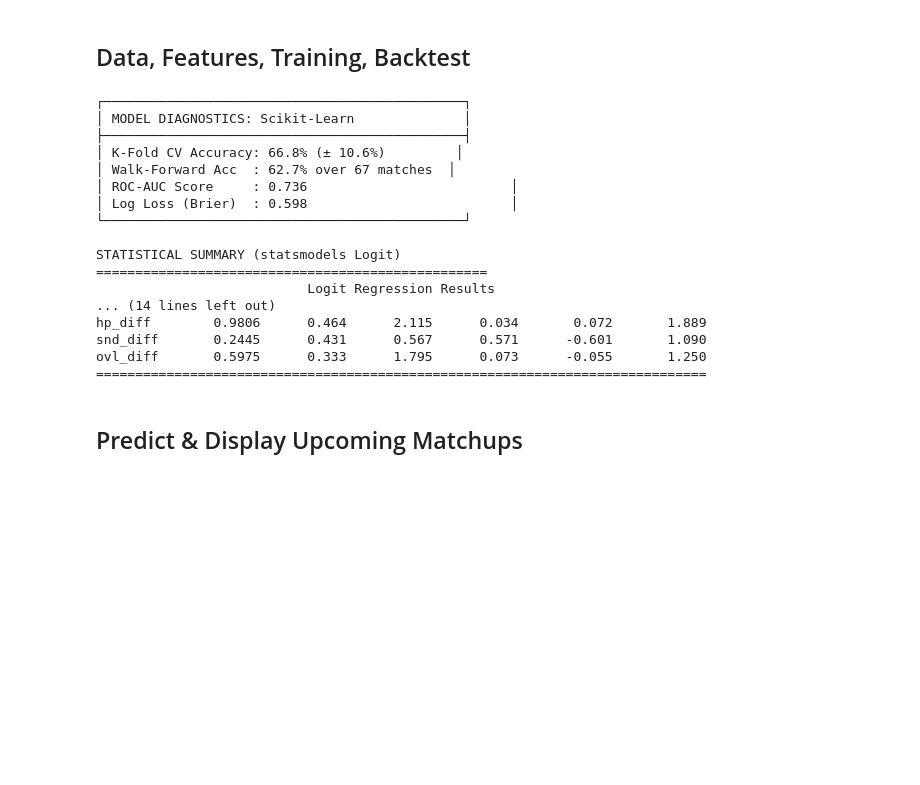
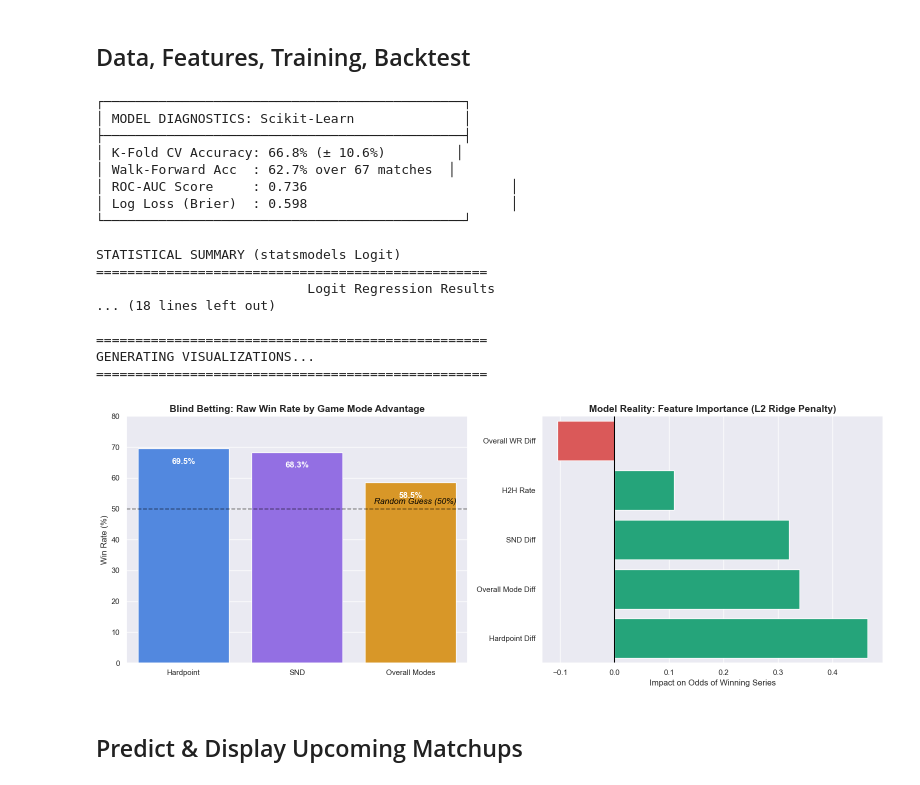
Before and after one commit to skup0/cod-esports-analytics, a Jupyter notebook: cod-analysis.ipynb, the cells around one changed output. Saved outputs shown, nothing was run; the diff lists cells and outputs as text; code cells hidden in the pictures; blank space fills up the shorter version.

```diff
--- a/cod-analysis.ipynb
+++ b/cod-analysis.ipynb
@@ -8,6 +8,8 @@ Professional winner-prediction workflow using real results, CV model selection,
 import pandas as pd
 import numpy as np
 import statsmodels.api as sm
+import matplotlib.pyplot as plt
+import seaborn as sns
 from sklearn.linear_model import LogisticRegression
 from sklearn.model_selection import RepeatedStratifiedKFold, StratifiedKFold, cross_val_score, cross_val_predict
 from sklearn.preprocessing import StandardScaler
@@ -15,6 +17,12 @@ from sklearn.base import clone
 from sklearn.metrics import confusion_matrix, log_loss, roc_auc_score
 import warnings
 warnings.filterwarnings("ignore") # Mutes standard warnings for clean display
+
+# Set visualization style
+sns.set_theme(style="darkgrid")
+plt.rcParams['figure.figsize'] = (10, 6)
+plt.rcParams['axes.titlesize'] = 14
+plt.rcParams['axes.titleweight'] = 'bold'
 
 # ── Team name mapping ─────────────────────────────────────────────────────────
 TEAM_CODE = {
@@ -99,14 +107,13 @@ scaler_final = StandardScaler().fit(X_df)
 X            = scaler_final.transform(X_df)
 
 # ── 1. Scikit-Learn Pipeline (Predictions & Backtesting) ──────────────────────
+# C=0.1 applies Ridge (L2) Regularization to handle HP/SND Multicollinearity
 model  = LogisticRegression(C=0.1, max_iter=3000, random_state=42)
 
-# Cross-validation
 cv_acc = RepeatedStratifiedKFold(n_splits=5, n_repeats=10, random_state=42)
 scores = cross_val_score(model, X, y, cv=cv_acc, scoring="accuracy")
 
 cv_diag   = StratifiedKFold(n_splits=5, shuffle=True, random_state=42)
-y_pred_cv = cross_val_predict(model, X, y, cv=cv_diag)
 y_prob_cv = cross_val_predict(model, X, y, cv=cv_diag, method="predict_proba")[:, 1]
 
 model.fit(X, y)
@@ -147,42 +154,78 @@ print(f"│ K-Fold CV Accuracy: {scores.mean():.1%} (± {scores.std():.1%})
 print(f"│ Walk-Forward Acc  : {bt_acc:.1%} over {len(correct):<2} matches  │")
 print(f"│ ROC-AUC Score     : {auc:.3f}                          │")
 print(f"│ Log Loss (Brier)  : {logloss:.3f}                          │")
 print(f"└{'─'*46}┘\n")
 
 # ── 2. Statsmodels Summary (P-values & Coefficients) ──────────────────────────
 print("STATISTICAL SUMMARY (statsmodels Logit)\n" + "="*50)
-
-# Add a constant (intercept) to the scaled features for statsmodels
 X_sm = sm.add_constant(pd.DataFrame(X, columns=X_df.columns))
 
 try:
-    # Standard, unregularized fit to ensure standard errors and p-values calculate correctly
     mod1 = sm.Logit(y, X_sm)
     result = mod1.fit(disp=0)
     print(result.summary())
 except Exception as e:
-    print(f"Statsmodels fit failed (likely due to perfect separation): {e}")
+    print(f"Statsmodels fit failed: {e}")
+
+# ── 3. Visualizations ─────────────────────────────────────────────────────────
+print("\n" + "="*50 + "\nGENERATING VISUALIZATIONS...\n" + "="*50)
+
+# VISUAL 1: Raw Win Rates (The Multicollinearity Illusion)
+hp_wins = sum(1 for i, row in X_df.iterrows() if (row['hp_diff'] > 0 and y[i] == 1) or (row['hp_diff'] < 0 and y[i] == 0))
+snd_wins = sum(1 for i, row in X_df.iterrows() if (row['snd_diff'] > 0 and y[i] == 1) or (row['snd_diff'] < 0 and y[i] == 0))
+ovl_wins = sum(1 for i, row in X_df.iterrows() if (row['ovl_diff'] > 0 and y[i] == 1) or (row['ovl_diff'] < 0 and y[i] == 0))
+
+win_rates = [hp_wins/len(y)*100, snd_wins/len(y)*100, ovl_wins/len(y)*100]
+modes = ['Hardpoint', 'SND', 'Overall Modes']
+
+fig, (ax1, ax2) = plt.subplots(1, 2, figsize=(16, 6))
+
+sns.barplot(x=modes, y=win_rates, ax=ax1, palette=["#3b82f6", "#8b5cf6", "#f59e0b"])
+ax1.axhline(50, ls='--', color='black', alpha=0.5)
+ax1.text(2.4, 51, "Random Guess (50%)", va='bottom', ha='right', color='black', style='italic')
+ax1.set_ylim(0, 80)
+ax1.set_ylabel("Win Rate (%)")
+ax1.set_title("Blind Betting: Raw Win Rate by Game Mode Advantage")
+for i, v in enumerate(win_rates):
+    ax1.text(i, v - 5, f"{v:.1f}%", color='white', ha='center', fontweight='bold', fontsize=12)
+
+# VISUAL 2: Logistic Regression Feature Weights (Ridge)
+coefs = pd.DataFrame({
+    'Feature': ['Overall WR Diff', 'H2H Rate', 'Hardpoint Diff', 'SND Diff', 'Overall Mode Diff'],
+    'Weight (Log-Odds)': model.coef_[0]
+}).sort_values('Weight (Log-Odds)')
+
+colors = ['#ef4444' if c < 0 else '#10b981' for c in coefs['Weight (Log-Odds)']]
+sns.barplot(x='Weight (Log-Odds)', y='Feature', data=coefs, ax=ax2, palette=colors)
+ax2.axvline(0, color='black', lw=1.5)
+ax2.set_title("Model Reality: Feature Importance (L2 Ridge Penalty)")
+ax2.set_xlabel("Impact on Odds of Winning Series")
+ax2.set_ylabel("")
+
+plt.tight_layout()
+plt.show()
 
 # ── Expose state variables for Block 2 (Predicting Future Matches) ────────────
 OVERALL, H2H = overall, h2h
 # %% [output]
 ┌──────────────────────────────────────────────┐
 │ MODEL DIAGNOSTICS: Scikit-Learn              │
 ├──────────────────────────────────────────────┤
 │ K-Fold CV Accuracy: 66.8% (± 10.6%)         │
 │ Walk-Forward Acc  : 62.7% over 67 matches  │
 │ ROC-AUC Score     : 0.736                          │
 │ Log Loss (Brier)  : 0.598                          │
 └──────────────────────────────────────────────┘
 
 STATISTICAL SUMMARY (statsmodels Logit)
 ==================================================
                            Logit Regression Results
-... (14 lines left out)
-hp_diff        0.9806      0.464      2.115      0.034       0.072       1.889
-snd_diff       0.2445      0.431      0.567      0.571      -0.601       1.090
-ovl_diff       0.5975      0.333      1.795      0.073      -0.055       1.250
-==============================================================================
+... (18 lines left out)
+
+==================================================
+GENERATING VISUALIZATIONS...
+==================================================
+[figure, added]
 # %% [markdown]
 ##  Predict & Display Upcoming Matchups
 # %%
```
